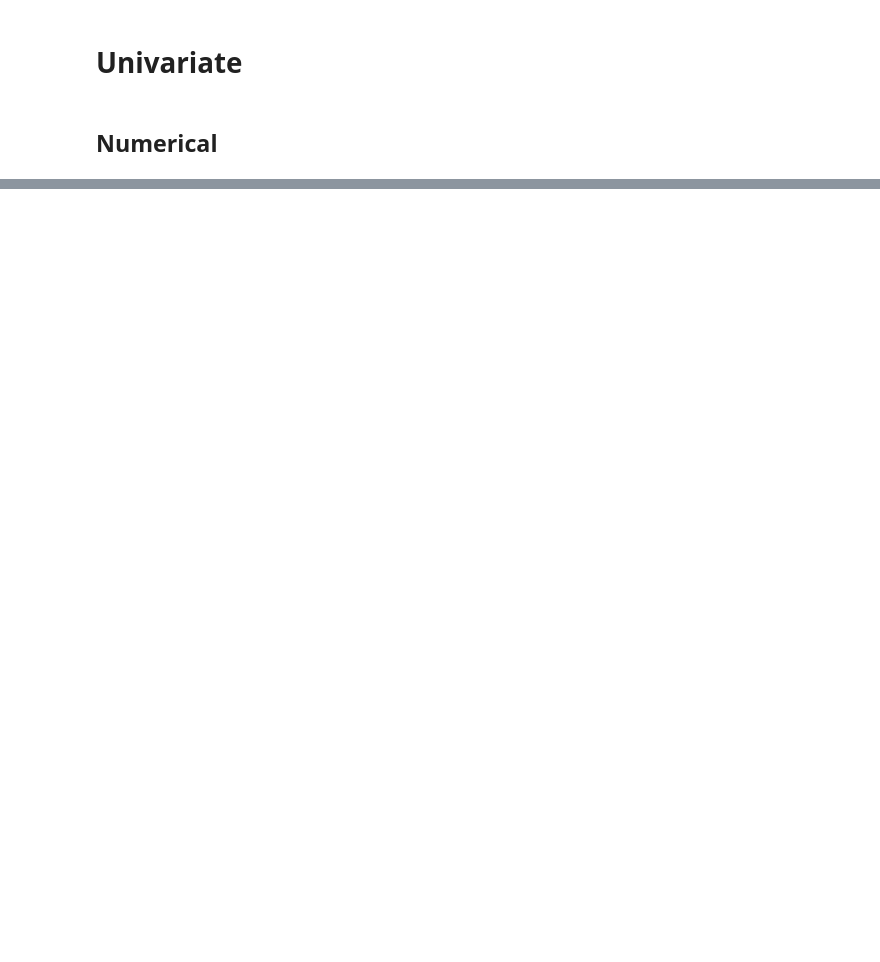
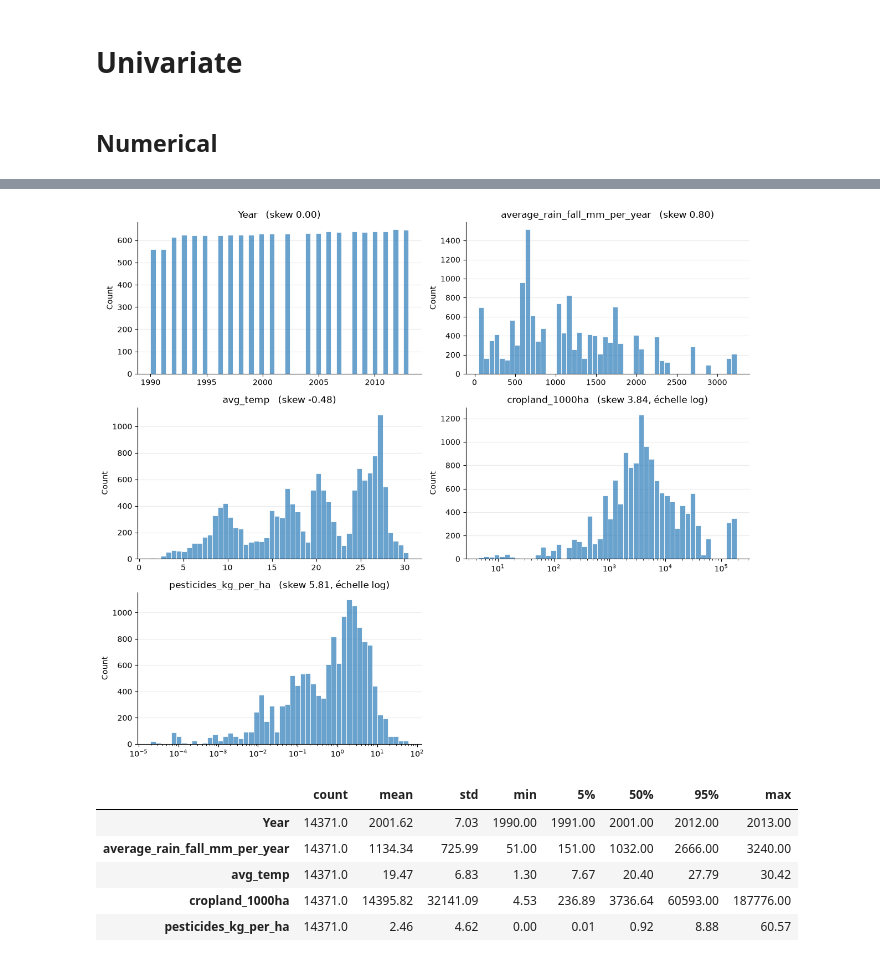
Before and after one commit to KL38/OC_P12_ML_MLOPS_Predict-Crops-rentability, a Jupyter notebook: notebooks/EDA CYPD.ipynb, the cells around one changed output, grey strips where cells are left out. Drawn from its saved outputs; the diff is of its cells as text; code cells hidden in the pictures; blank space fills up the shorter version.

```diff
--- a/notebooks/EDA CYPD.ipynb
+++ b/notebooks/EDA CYPD.ipynb
@@ -1281,21 +1084,0 @@ Cette indépendance mutuelle a une conséquence directe sur l'ACP demandée par
-# %%
-from sklearn.decomposition import PCA
-from sklearn.preprocessing import StandardScaler
-
-# PCA on the standardized numeric features: is there anything to compress?
-pca = PCA().fit(StandardScaler().fit_transform(df[colnum]))
-ratios = pca.explained_variance_ratio_
-print("explained variance ratio:", ratios.round(4))
-
-fig, ax = plt.subplots(figsize=(6, 3.5))
-ax.bar(range(1, len(ratios) + 1), ratios * 100, color=BLUE, alpha=0.7, edgecolor="white")
-ax.axhline(100 / len(ratios), color=INK, ls="--", lw=1.5,
-           label=f"{100 / len(ratios):.1f} % = strictly no compression")
-ax.set_xticks(range(1, len(ratios) + 1))
-ax.set_xlabel("Principal component")
-ax.set_ylabel("% of variance explained")
-ax.set_title("Scree plot")
-ax.legend(frameon=False)
-sns.despine(fig=fig)
-fig.tight_layout()
-plt.show()
@@ -1675,0 +1085,32 @@ En revanche, ni le choix de la culture, ni le type de sol, ni la région n'ont d
+# %%
+# One histogram per explanatory variable. Heavily skewed variables get a log x-axis,
+# otherwise everything is crushed into the first bin.
+n_rows = (len(colnum) + 1) // 2
+fig, axes = plt.subplots(n_rows, 2, figsize=(12, 3.4 * n_rows))
+
+for ax, col in zip(axes.flat, colnum):
+    skew = B_enriched[col].skew()
+    use_log = bool(skew > 2 and B_enriched[col].min() > 0)  # numpy bool would be read as a log base
+    sns.histplot(B_enriched[col], bins=50, color=BLUE, alpha=0.7, edgecolor="white",
+                 log_scale=use_log, ax=ax)
+    ax.set_title(f"{col}   (skew {skew:.2f}{', échelle log' if use_log else ''})")
+    ax.set_xlabel("")
+    ax.grid(axis="y", alpha=0.25)
+    ax.set_axisbelow(True)
+
+for ax in axes.flat[len(colnum):]:
+    ax.set_visible(False)
+
+sns.despine(fig=fig)
+fig.tight_layout()
+plt.show()
+
+display(B_enriched[colnum].describe(percentiles=[0.05, 0.5, 0.95]).T.round(2))
+# %% [output]
+[figure, added]
+|  | count | mean | std | min | 5% | 50% | 95% | max |
+| Year | 14371.0 | 2001.62 | 7.03 | 1990.00 | 1991.00 | 2001.00 | 2012.00 | 2013.00 |
+| average_rain_fall_mm_per_year | 14371.0 | 1134.34 | 725.99 | 51.00 | 151.00 | 1032.00 | 2666.00 | 3240.00 |
+| avg_temp | 14371.0 | 19.47 | 6.83 | 1.30 | 7.67 | 20.40 | 27.79 | 30.42 |
+| cropland_1000ha | 14371.0 | 14395.82 | 32141.09 | 4.53 | 236.89 | 3736.64 | 60593.00 | 187776.00 |
+| pesticides_kg_per_ha | 14371.0 | 2.46 | 4.62 | 0.00 | 0.01 | 0.92 | 8.88 | 60.57 |
```
Also changed, not shown: parts of 106 cells of this notebook, 2 other files.
